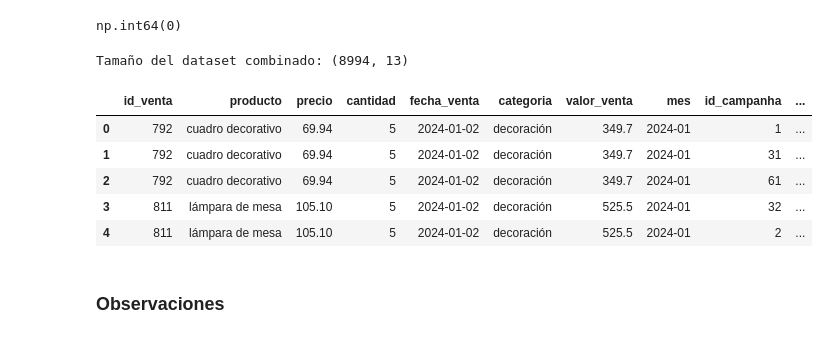
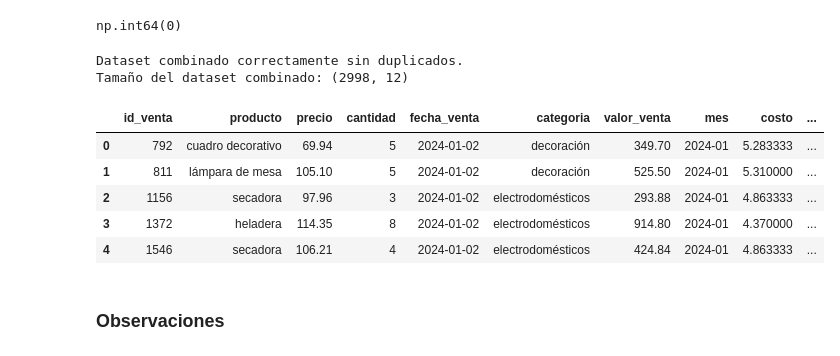
Before and after one commit to Leo-apu/Cruz_Leandro_Victorino-Comision_252613-TPI_Data_Analytics, a Jupyter notebook: PRE-ENTREGA/Pre_entrega.ipynb, the cells around one changed output. Drawn from its saved outputs; the diff is of its cells as text; code cells hidden in the pictures.

```diff
--- a/PRE-ENTREGA/Pre_entrega.ipynb
+++ b/PRE-ENTREGA/Pre_entrega.ipynb
@@ -852,5 +852,23 @@ Data columns (total 6 columns):
  5   fecha_fin     90 non-null     datetime64[ns]
 dtypes: datetime64[ns](2), float64(1), int64(1), object(2)
 memory usage: 4.3+ KB
+# %%
+# Antes de hacer la union debemos hacer cambios en la tabla de marketing , ya que si hacemos ahora el merge vamos encontrar inconcistencias en
+# el datasets resultante. Para ellos unificamos la informacion del datasets marketing haciendo un promedio de los costos, cambiando el nombre de la columna
+# id_campaha por num_campaña y con esto vamos a tener datos correctos para su analisis.
+
+df_marketing_resumen = (
+    df_marketing
+    .groupby("producto", as_index=False)
+    .agg({
+        "costo": "mean",         # costo promedio de las campañas
+        "id_campanha": "count",  # cantidad total de campañas
+        "fecha_inicio": "min",   # fecha más temprana de inicio
+        "fecha_fin": "max"       # fecha más tardía de finalización
+    })
+    .rename(columns={
+        "id_campanha": "num_campañas"
+    })
+)
 # %%
 # Unir los datasets ventas y marketing por columna 'producto'
@@ -929,20 +945,40 @@ np.int64(0)
 # %%
 # OTRA OPCION PARA UNIFICAR DATASETS VERIFICANDO SI EXISTE EL CAMPO EN AMBOS.
 # Unifico ventas con marketing por columna 'producto' verificando si existe
 if 'producto' in df_ventas.columns and 'producto' in df_marketing.columns:
-    df_combinado = pd.merge(df_ventas, df_marketing, on='producto', how='left')
+    # Resumir información de marketing por producto
+    df_marketing_resumen = (
+        df_marketing
+        .groupby("producto", as_index=False)
+        .agg({
+            "costo": "mean",         # costo promedio de las campañas
+            "id_campanha": "count",  # cantidad total de campañas
+            "fecha_inicio": "min",   # fecha más temprana de inicio
+            "fecha_fin": "max"       # fecha más tardía de finalización
+        })
+        .rename(columns={
+            "id_campanha": "num_campañas"
+        })
+    )
+
+    # Unificar datasets de ventas y marketing resumido
+    df_combinado = pd.merge(df_ventas, df_marketing_resumen, on='producto', how='left')
+
+    print("Dataset combinado correctamente sin duplicados.")
     print("Tamaño del dataset combinado:", df_combinado.shape)
     display(df_combinado.head())
+
 else:
-    print("No se encontró la columna 'producto' en ambos datasets para unir.")
+    print("No se encontró la columna 'producto' en ambos datasets para realizar la unión.")
 # %% [output]
-Tamaño del dataset combinado: (8994, 13)
+Dataset combinado correctamente sin duplicados.
+Tamaño del dataset combinado: (2998, 12)
-|  | id_venta | producto | precio | cantidad | fecha_venta | categoria | valor_venta | mes | id_campanha | ... |
-| 0 | 792 | cuadro decorativo | 69.94 | 5 | 2024-01-02 | decoración | 349.7 | 2024-01 | 1 | ... |
-| 1 | 792 | cuadro decorativo | 69.94 | 5 | 2024-01-02 | decoración | 349.7 | 2024-01 | 31 | ... |
-| 2 | 792 | cuadro decorativo | 69.94 | 5 | 2024-01-02 | decoración | 349.7 | 2024-01 | 61 | ... |
-| 3 | 811 | lámpara de mesa | 105.10 | 5 | 2024-01-02 | decoración | 525.5 | 2024-01 | 32 | ... |
-| 4 | 811 | lámpara de mesa | 105.10 | 5 | 2024-01-02 | decoración | 525.5 | 2024-01 | 2 | ... |
+|  | id_venta | producto | precio | cantidad | fecha_venta | categoria | valor_venta | mes | costo | ... |
+| 0 | 792 | cuadro decorativo | 69.94 | 5 | 2024-01-02 | decoración | 349.70 | 2024-01 | 5.283333 | ... |
+| 1 | 811 | lámpara de mesa | 105.10 | 5 | 2024-01-02 | decoración | 525.50 | 2024-01 | 5.310000 | ... |
+| 2 | 1156 | secadora | 97.96 | 3 | 2024-01-02 | electrodomésticos | 293.88 | 2024-01 | 4.863333 | ... |
+| 3 | 1372 | heladera | 114.35 | 8 | 2024-01-02 | electrodomésticos | 914.80 | 2024-01 | 4.370000 | ... |
+| 4 | 1546 | secadora | 106.21 | 4 | 2024-01-02 | electrodomésticos | 424.84 | 2024-01 | 4.863333 | ... |
 # %% [markdown]
 ### Observaciones
 # %% [markdown]
```
Also changed, not shown: parts of 18 cells of this notebook.
